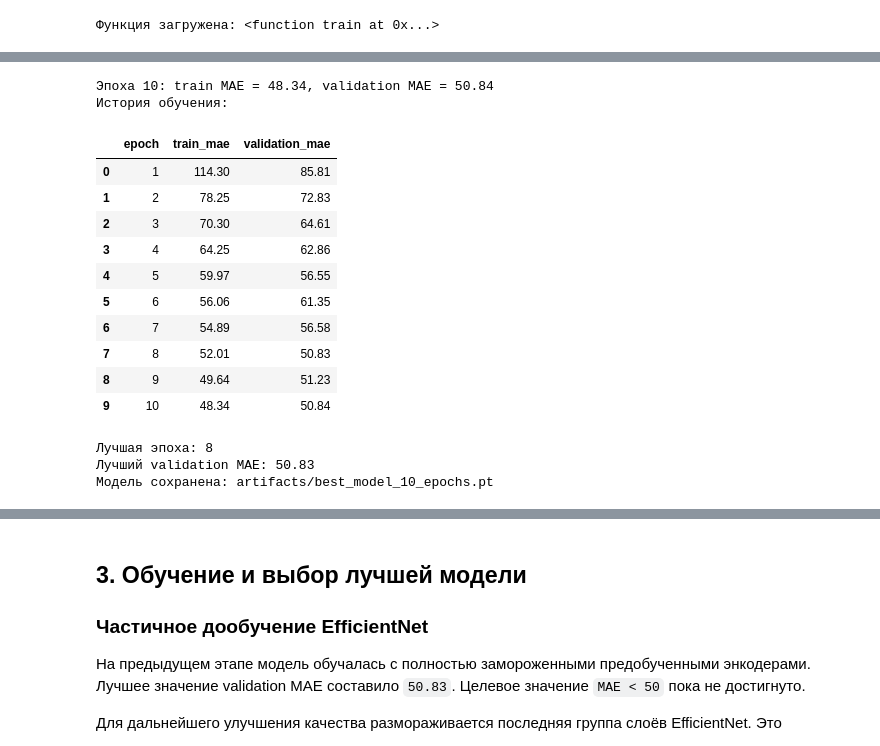
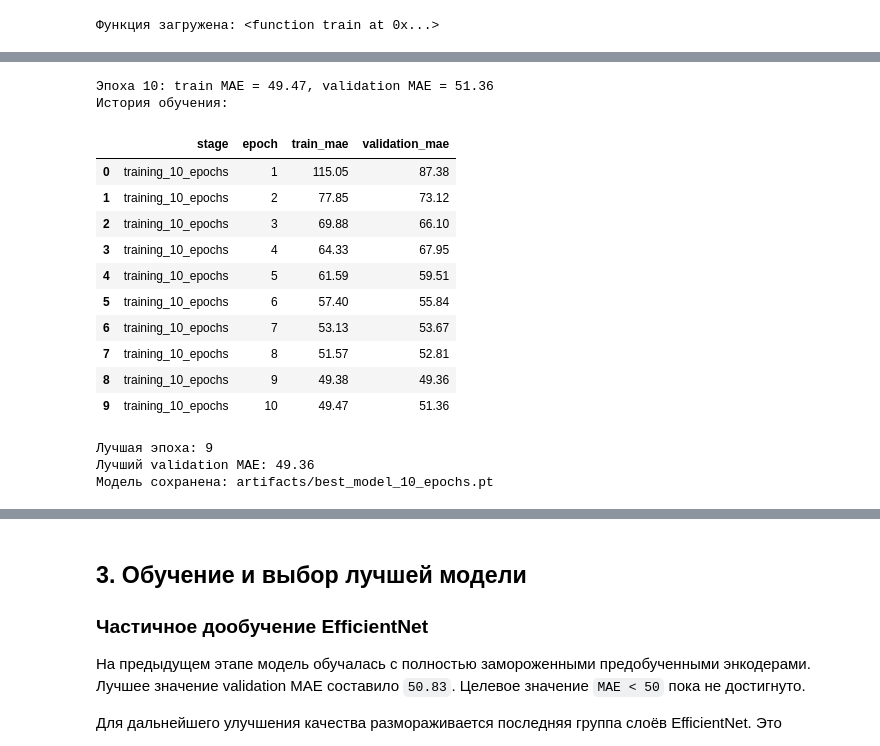
Before and after one commit to Tuinf1/04_multimodal-food-calorie-estimation, a Jupyter notebook: project.ipynb, the cells around one changed output, grey strips where cells are left out. Saved outputs shown, nothing was run; the diff lists cells and outputs as text; code cells hidden in the pictures.

```diff
--- a/project.ipynb
+++ b/project.ipynb
@@ -848,32 +855,64 @@ print("Функция загружена:", train)
 # %% [output]
 Функция загружена: <function train at 0x...>
 # %%
-# Освобождаем GPU от предыдущей проверочной модели
+# Освобождаем GPU от предыдущей модели
 if "model" in globals():
     del model
 
 torch.cuda.empty_cache()
 
-# Запускаем обучение по параметрам из config.yaml
-history_10_epochs = train("config.yaml")
+# Создаём модель с замороженными энкодерами
+model = CalorieModel(
+    fine_tune_image=False
+).to(device)
 
-# Показываем результаты всех выполненных эпох
-results_10_epochs = pd.DataFrame(history_10_epochs)
+# Настройки одного обучения на 10 эпох
+stage_10_epochs = {
+    "name": "training_10_epochs",
+    "epochs": 10,
+    "learning_rate": 0.001,
+    "patience": 10,
+    "checkpoint_path": (
+        "artifacts/best_model_10_epochs.pt"
+    ),
+}
+
+# Обучаем только один этап
+history_10_epochs = train_model(
+    model=model,
+    train_loader=loaders["train"],
+    validation_loader=loaders["validation"],
+    device=device,
+    stage=stage_10_epochs,
+    statistics=statistics,
+)
+
+# Показываем историю обучения
+results_10_epochs = pd.DataFrame(
+    history_10_epochs
+)
 
 print("История обучения:")
 display(results_10_epochs.round(2))
 
+# Находим лучшую эпоху
 best_epoch = results_10_epochs.loc[
-    results_10_epochs["validation_mae"].idxmin()
+    results_10_epochs[
+        "validation_mae"
+    ].idxmin()
 ]
 
 print(
-    f"Лучшая эпоха: {int(best_epoch['epoch'])}"
+    "Лучшая эпоха:",
+    int(best_epoch["epoch"]),
 )
 
 print(
-    f"Лучший validation MAE: "
-    f"{best_epoch['validation_mae']:.2f}"
+    "Лучший validation MAE:",
+    round(
+        best_epoch["validation_mae"],
+        2,
+    ),
 )
 
 print(
@@ -903,18 +941,18 @@ Test: 507
-Эпоха 10: train MAE = 48.34, validation MAE = 50.84
+Эпоха 10: train MAE = 49.47, validation MAE = 51.36
 История обучения:
-|  | epoch | train_mae | validation_mae |
-| 0 | 1 | 114.30 | 85.81 |
-| 1 | 2 | 78.25 | 72.83 |
-| 2 | 3 | 70.30 | 64.61 |
-| 3 | 4 | 64.25 | 62.86 |
-| 4 | 5 | 59.97 | 56.55 |
-| 5 | 6 | 56.06 | 61.35 |
-| 6 | 7 | 54.89 | 56.58 |
-| 7 | 8 | 52.01 | 50.83 |
-| 8 | 9 | 49.64 | 51.23 |
-| 9 | 10 | 48.34 | 50.84 |
+|  | stage | epoch | train_mae | validation_mae |
+| 0 | training_10_epochs | 1 | 115.05 | 87.38 |
+| 1 | training_10_epochs | 2 | 77.85 | 73.12 |
+| 2 | training_10_epochs | 3 | 69.88 | 66.10 |
+| 3 | training_10_epochs | 4 | 64.33 | 67.95 |
+| 4 | training_10_epochs | 5 | 61.59 | 59.51 |
+| 5 | training_10_epochs | 6 | 57.40 | 55.84 |
+| 6 | training_10_epochs | 7 | 53.13 | 53.67 |
+| 7 | training_10_epochs | 8 | 51.57 | 52.81 |
+| 8 | training_10_epochs | 9 | 49.38 | 49.36 |
+| 9 | training_10_epochs | 10 | 49.47 | 51.36 |
-Лучшая эпоха: 8
-Лучший validation MAE: 50.83
+Лучшая эпоха: 9
+Лучший validation MAE: 49.36
 Модель сохранена: artifacts/best_model_10_epochs.pt
 # %% [markdown]
 #### Комментарий
```
Also changed, not shown: parts of 19 cells of this notebook, 9 other files.
